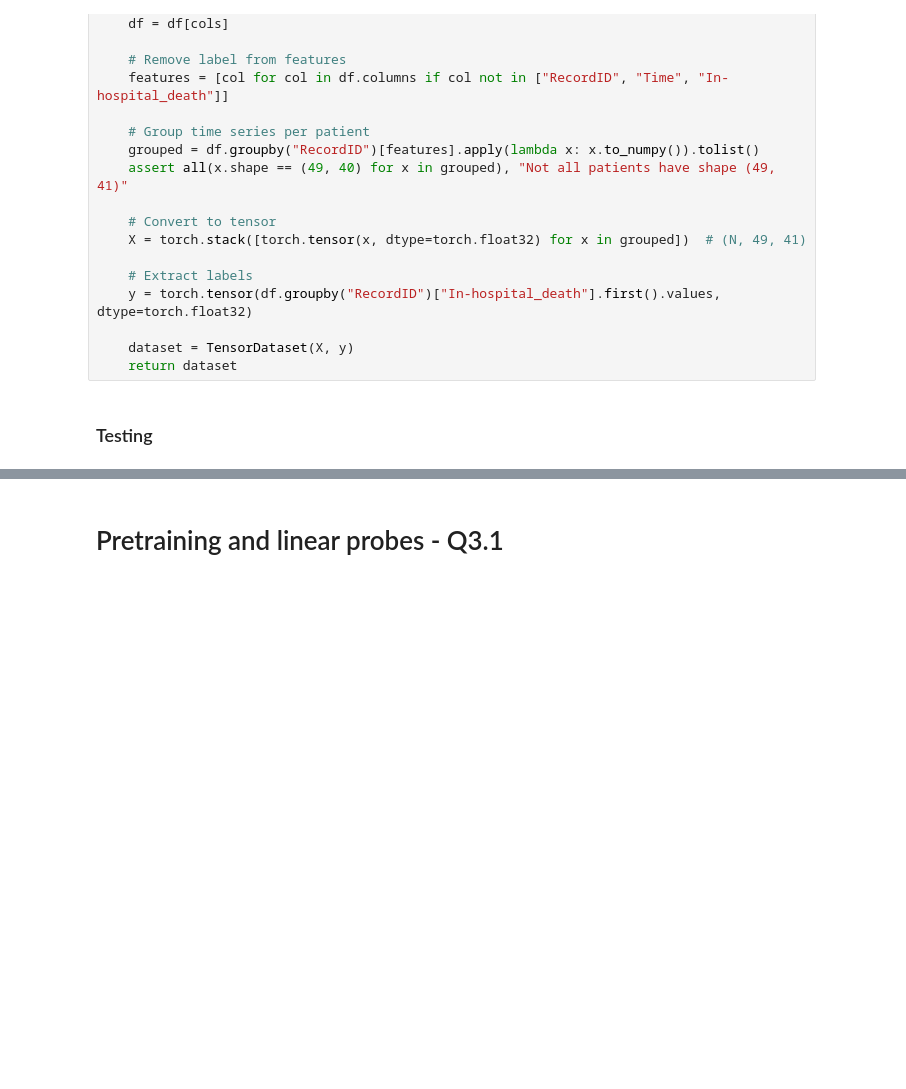
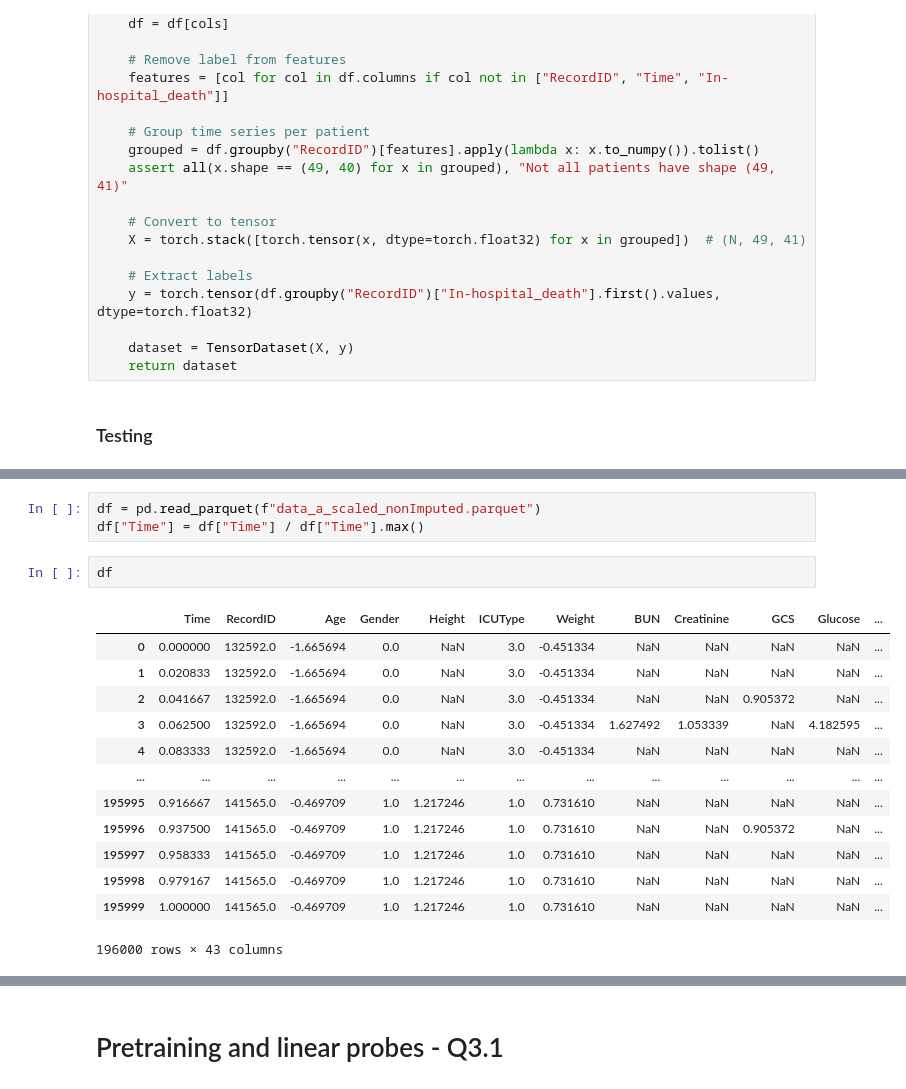
Before and after one commit to KarlDeck/ML4HC_P1, a Jupyter notebook: Project1_Task3.ipynb, the cells around one changed output, grey strips where cells are left out. Cells and saved outputs as stored; diff of their text form; blank space fills up the shorter version.

```diff
--- a/Project1_Task3.ipynb
+++ b/Project1_Task3.ipynb
@@ -199,0 +234,19 @@ Val AUROC: 0.7357  AUPRC: 0.3363  Val Loss: 0.3640
+# %%
+df = pd.read_parquet(f"data_a_scaled_nonImputed.parquet")
+df["Time"] = df["Time"] / df["Time"].max()
+# %%
+df
+# %% [output]
+|  | Time | RecordID | Age | Gender | Height | ICUType | Weight | BUN | Creatinine | GCS | Glucose | ... |
+| 0 | 0.000000 | 132592.0 | -1.665694 | 0.0 | NaN | 3.0 | -0.451334 | NaN | NaN | NaN | NaN | ... |
+| 1 | 0.020833 | 132592.0 | -1.665694 | 0.0 | NaN | 3.0 | -0.451334 | NaN | NaN | NaN | NaN | ... |
+| 2 | 0.041667 | 132592.0 | -1.665694 | 0.0 | NaN | 3.0 | -0.451334 | NaN | NaN | 0.905372 | NaN | ... |
+| 3 | 0.062500 | 132592.0 | -1.665694 | 0.0 | NaN | 3.0 | -0.451334 | 1.627492 | 1.053339 | NaN | 4.182595 | ... |
+| 4 | 0.083333 | 132592.0 | -1.665694 | 0.0 | NaN | 3.0 | -0.451334 | NaN | NaN | NaN | NaN | ... |
+| ... | ... | ... | ... | ... | ... | ... | ... | ... | ... | ... | ... | ... |
+| 195995 | 0.916667 | 141565.0 | -0.469709 | 1.0 | 1.217246 | 1.0 | 0.731610 | NaN | NaN | NaN | NaN | ... |
+| 195996 | 0.937500 | 141565.0 | -0.469709 | 1.0 | 1.217246 | 1.0 | 0.731610 | NaN | NaN | 0.905372 | NaN | ... |
+| 195997 | 0.958333 | 141565.0 | -0.469709 | 1.0 | 1.217246 | 1.0 | 0.731610 | NaN | NaN | NaN | NaN | ... |
+| 195998 | 0.979167 | 141565.0 | -0.469709 | 1.0 | 1.217246 | 1.0 | 0.731610 | NaN | NaN | NaN | NaN | ... |
+| 195999 | 1.000000 | 141565.0 | -0.469709 | 1.0 | 1.217246 | 1.0 | 0.731610 | NaN | NaN | NaN | NaN | ... |
+196000 rows × 43 columns
```
Also changed, not shown: parts of 8 cells of this notebook.
